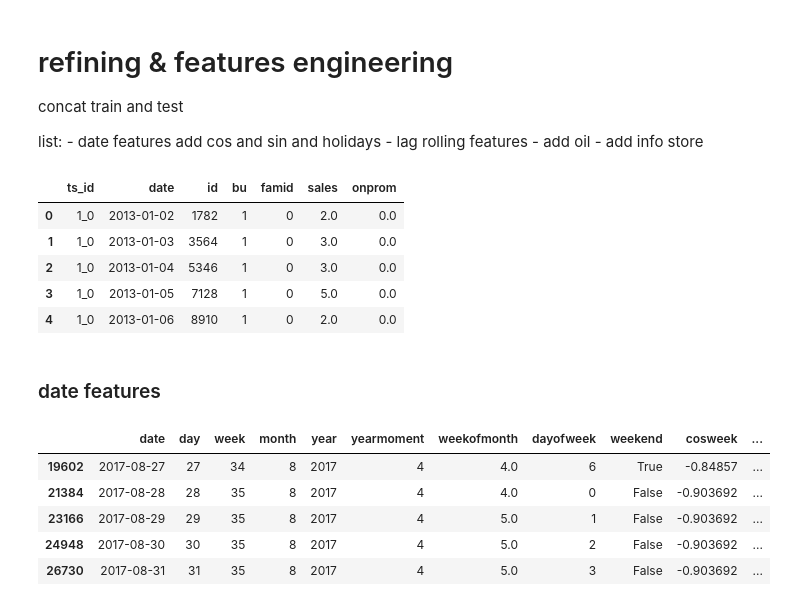
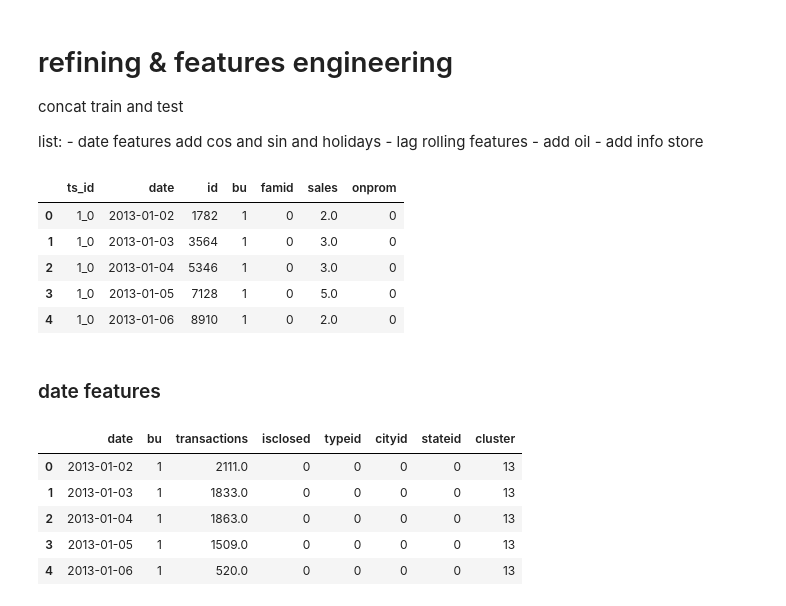
Before and after one commit to ibenkh/forecast_store_sales, a Jupyter notebook: fe.ipynb, the cells around one changed output. Saved outputs shown, nothing was run; the diff lists cells and outputs as text; code cells hidden in the pictures.

Commit message:
save advance project

```diff
--- a/fe.ipynb
+++ b/fe.ipynb
@@ -18,7 +18,7 @@ from tqdm import tqdm
 import datetime
 import os
 # %%
-path = '/Users/idris/Documents/ds_project/forecast_store_sales_kaggle/'
+path = '/Users/idris/Documents/ds_project/forecast_store_sales/'
 df_train = pd.read_csv(path + '/data/trainclean.csv', sep=';')
 df_train['date'] = pd.to_datetime(df_train['date'])
 df_test = pd.read_csv(path + '/data/testclean.csv', sep=';')
@@ -28,11 +28,11 @@ df = pd.concat([df_train, df_test], axis=0)
 df.head()
 # %% [output]
 |  | ts_id | date | id | bu | famid | sales | onprom |
-| 0 | 1_0 | 2013-01-02 | 1782 | 1 | 0 | 2.0 | 0.0 |
-| 1 | 1_0 | 2013-01-03 | 3564 | 1 | 0 | 3.0 | 0.0 |
-| 2 | 1_0 | 2013-01-04 | 5346 | 1 | 0 | 3.0 | 0.0 |
-| 3 | 1_0 | 2013-01-05 | 7128 | 1 | 0 | 5.0 | 0.0 |
-| 4 | 1_0 | 2013-01-06 | 8910 | 1 | 0 | 2.0 | 0.0 |
+| 0 | 1_0 | 2013-01-02 | 1782 | 1 | 0 | 2.0 | 0 |
+| 1 | 1_0 | 2013-01-03 | 3564 | 1 | 0 | 3.0 | 0 |
+| 2 | 1_0 | 2013-01-04 | 5346 | 1 | 0 | 3.0 | 0 |
+| 3 | 1_0 | 2013-01-05 | 7128 | 1 | 0 | 5.0 | 0 |
+| 4 | 1_0 | 2013-01-06 | 8910 | 1 | 0 | 2.0 | 0 |
 # %% [markdown]
 ### date features
 # %%
@@ -85,40 +85,40 @@ df_store['typeid'] = pd.factorize(df_store['type'])[0]
 df_store['cityid'] = pd.factorize(df_store['city'])[0]
 df_store['stateid'] = pd.factorize(df_store['state'])[0]
 
 df_store_infos = df_store[['store_nbr', 'city', 'state', 'type', 'typeid', 'cityid', 'stateid', 'cluster']].drop_duplicates()
-df_store_infos.to_csv('data/infos/df_store_infos.csv', index=False, sep=';')
+df_store_infos.to_csv('data/df_store_infos.csv', index=False, sep=';')
 
 df_transaction = pd.read_csv(path + '/data/transactions.csv')
 df_transaction.columns = ['date', 'bu', 'transactions']
 df_transaction['date'] = pd.to_datetime(df_transaction['date'])
 
 df_store_transactions = df[['date', 'bu']].drop_duplicates() \
     .merge(df_transaction, how='left', on=['date', 'bu'])
 
 df_store_transactions['transactions'] = df_store_transactions['transactions'].fillna(0)
 
 df_store_transactions_hol = df_store_transactions.merge(df_f_d_h[['date', 'hol']], on=['date'], how='left')
 df_store_transactions_hol['isclosed'] = 0
 df_store_transactions_hol.loc[(df_store_transactions_hol['hol'] == 1) & (df_store_transactions_hol['transactions'] == 0),
                               'isclosed'] = 1
 
 df_store_transactions = df_store_transactions_hol.drop('hol', axis=1)
 
 df_store = df_store[['store_nbr', 'typeid', 'cityid', 'stateid', 'cluster']]
 df_store.columns = ['bu', 'typeid', 'cityid', 'stateid', 'cluster']
 
 df_store_transactions = df_store_transactions.merge(df_store, how='left', on=['bu'])
 df_store_transactions = df_store_transactions.drop_duplicates()
 df_store_transactions.to_csv('data/fe/stores_details_transactions.csv', index=False, sep=';')
 
 df_store_transactions.head()
 # %% [output]
-|  | date | day | week | month | year | yearmoment | weekofmonth | dayofweek | weekend | cosweek | ... |
-| 19602 | 2017-08-27 | 27 | 34 | 8 | 2017 | 4 | 4.0 | 6 | True | -0.84857 | ... |
-| 21384 | 2017-08-28 | 28 | 35 | 8 | 2017 | 4 | 4.0 | 0 | False | -0.903692 | ... |
-| 23166 | 2017-08-29 | 29 | 35 | 8 | 2017 | 4 | 5.0 | 1 | False | -0.903692 | ... |
-| 24948 | 2017-08-30 | 30 | 35 | 8 | 2017 | 4 | 5.0 | 2 | False | -0.903692 | ... |
-| 26730 | 2017-08-31 | 31 | 35 | 8 | 2017 | 4 | 5.0 | 3 | False | -0.903692 | ... |
+|  | date | bu | transactions | isclosed | typeid | cityid | stateid | cluster |
+| 0 | 2013-01-02 | 1 | 2111.0 | 0 | 0 | 0 | 0 | 13 |
+| 1 | 2013-01-03 | 1 | 1833.0 | 0 | 0 | 0 | 0 | 13 |
+| 2 | 2013-01-04 | 1 | 1863.0 | 0 | 0 | 0 | 0 | 13 |
+| 3 | 2013-01-05 | 1 | 1509.0 | 0 | 0 | 0 | 0 | 13 |
+| 4 | 2013-01-06 | 1 | 520.0 | 0 | 0 | 0 | 0 | 13 |
 # %%
 def get_lag_features(sales_df, df_specific_lag, mode_shift=True, shift=16, list_lag_generic=[7]):
 
```
Also changed, not shown: parts of 20 cells of this notebook, 13 other files.
